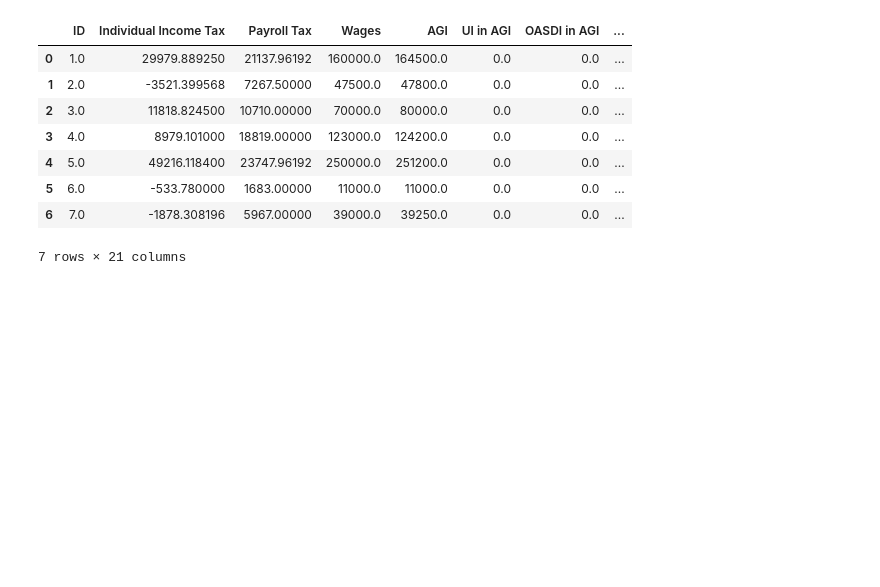
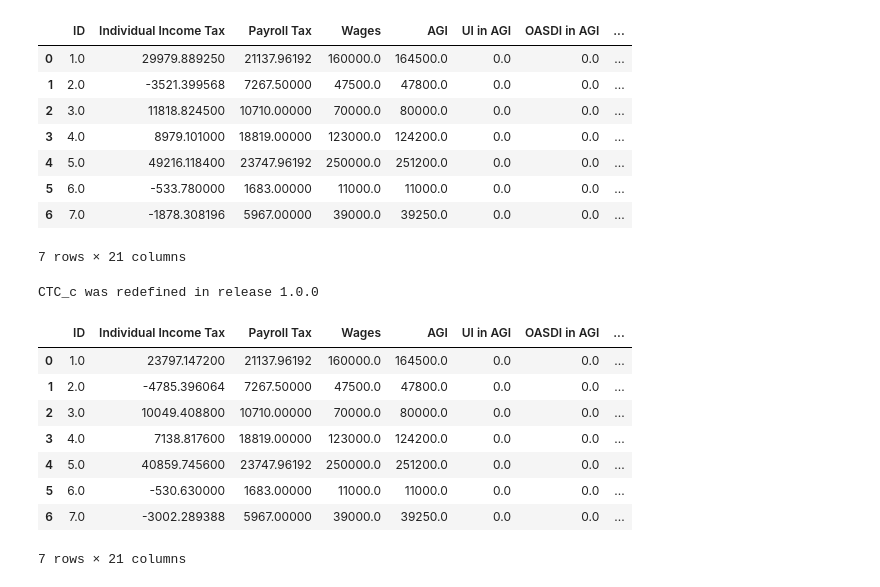
Before and after one commit to PSLmodels/Tax-Cruncher, a Jupyter notebook: docs/example_multi.ipynb, the cells around one changed output. Cells and saved outputs as stored; diff of their text form; code cells hidden in the pictures; blank space fills up the shorter version.

```diff
--- a/docs/example_multi.ipynb
+++ b/docs/example_multi.ipynb
@@ -32,3 +33,21 @@ CTC_c was redefined in release 1.0.0
 | 5 | 6.0 | -533.780000 | 1683.00000 | 11000.0 | 11000.0 | 0.0 | 0.0 | ... |
 | 6 | 7.0 | -1878.308196 | 5967.00000 | 39000.0 | 39250.0 | 0.0 | 0.0 | ... |
 7 rows × 21 columns
+# %%
+# outputs under dictionary reform
+reform_dict = {
+    "CTC_c": {2013: 1300, 2018: 1800}
+    }
+
+b.create_table(reform_dict)
+# %% [output]
+CTC_c was redefined in release 1.0.0
+|  | ID | Individual Income Tax | Payroll Tax | Wages | AGI | UI in AGI | OASDI in AGI | ... |
+| 0 | 1.0 | 23797.147200 | 21137.96192 | 160000.0 | 164500.0 | 0.0 | 0.0 | ... |
+| 1 | 2.0 | -4785.396064 | 7267.50000 | 47500.0 | 47800.0 | 0.0 | 0.0 | ... |
+| 2 | 3.0 | 10049.408800 | 10710.00000 | 70000.0 | 80000.0 | 0.0 | 0.0 | ... |
+| 3 | 4.0 | 7138.817600 | 18819.00000 | 123000.0 | 124200.0 | 0.0 | 0.0 | ... |
+| 4 | 5.0 | 40859.745600 | 23747.96192 | 250000.0 | 251200.0 | 0.0 | 0.0 | ... |
+| 5 | 6.0 | -530.630000 | 1683.00000 | 11000.0 | 11000.0 | 0.0 | 0.0 | ... |
+| 6 | 7.0 | -3002.289388 | 5967.00000 | 39000.0 | 39250.0 | 0.0 | 0.0 | ... |
+7 rows × 21 columns
```
Also changed, not shown: parts of 7 cells of this notebook.
